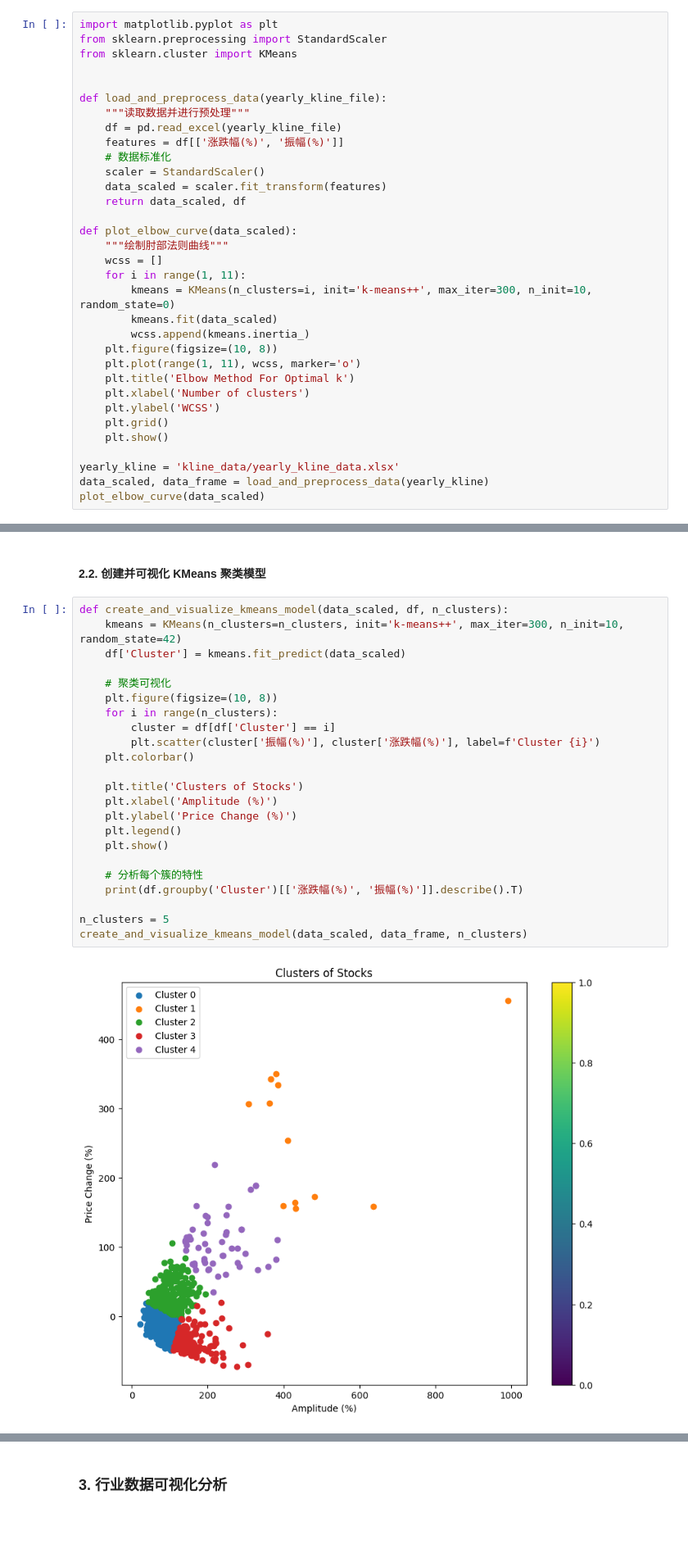
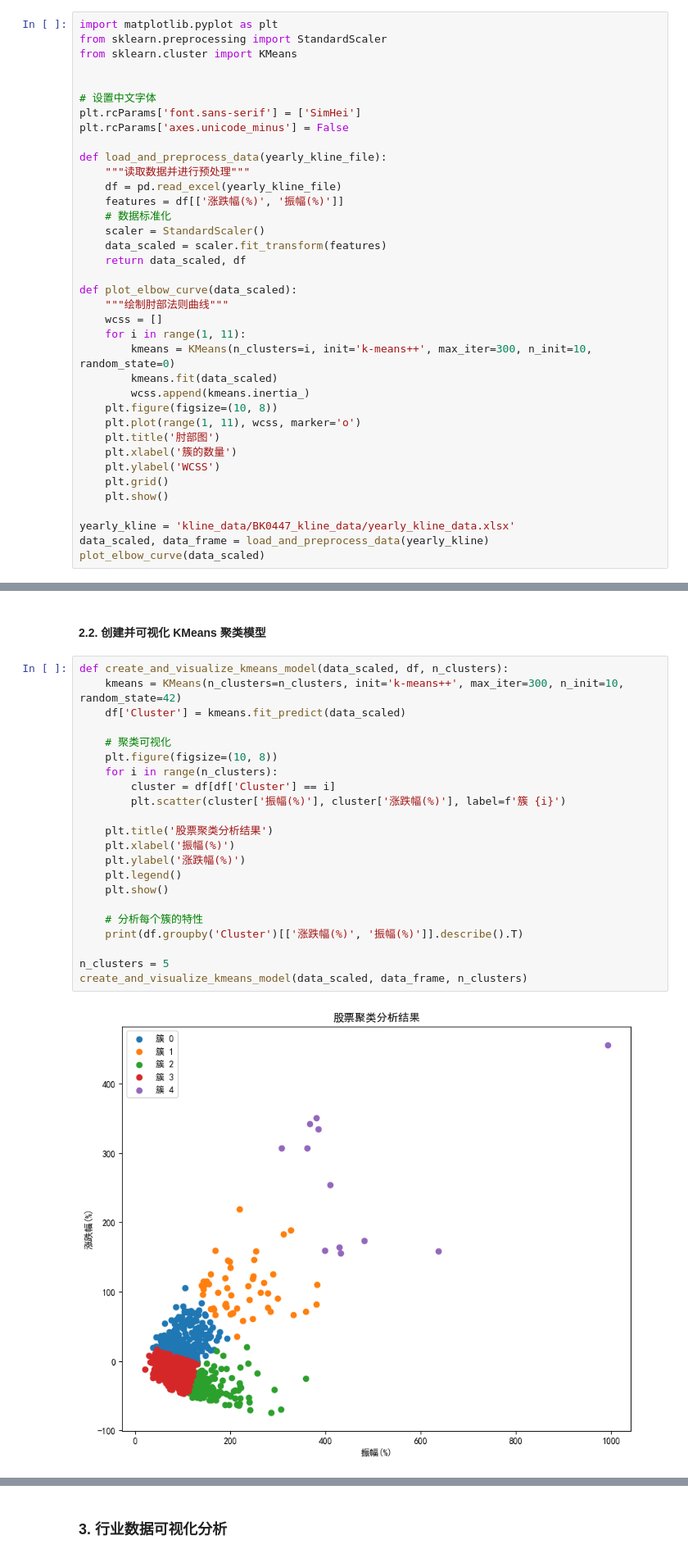
Before and after one commit to R3c0ger/crawling-analysis-and-modeling-of-stock-data, a Jupyter notebook: stock_crawler.ipynb, the cells around one changed output, grey strips where cells are left out. Shown at 82% size. Drawn from its saved outputs; the diff is of its cells as text; blank space fills up the shorter version.

```diff
--- a/stock_crawler.ipynb
+++ b/stock_crawler.ipynb
@@ -385,6 +389,10 @@ import matplotlib.pyplot as plt
 from sklearn.preprocessing import StandardScaler
 from sklearn.cluster import KMeans
 
+
+# 设置中文字体
+plt.rcParams['font.sans-serif'] = ['SimHei']
+plt.rcParams['axes.unicode_minus'] = False
 
 def load_and_preprocess_data(yearly_kline_file):
     """读取数据并进行预处理"""
@@ -404,13 +412,13 @@ def plot_elbow_curve(data_scaled):
         wcss.append(kmeans.inertia_)
     plt.figure(figsize=(10, 8))
     plt.plot(range(1, 11), wcss, marker='o')
-    plt.title('Elbow Method For Optimal k')
-    plt.xlabel('Number of clusters')
+    plt.title('肘部图')
+    plt.xlabel('簇的数量')
     plt.ylabel('WCSS')
     plt.grid()
     plt.show()
 
-yearly_kline = 'kline_data/yearly_kline_data.xlsx'
+yearly_kline = 'kline_data/BK0447_kline_data/yearly_kline_data.xlsx'
 data_scaled, data_frame = load_and_preprocess_data(yearly_kline)
 plot_elbow_curve(data_scaled)
 # %% [output]
@@ -420,26 +428,25 @@ plot_elbow_curve(data_scaled)
 # %%
 def create_and_visualize_kmeans_model(data_scaled, df, n_clusters):
     kmeans = KMeans(n_clusters=n_clusters, init='k-means++', max_iter=300, n_init=10, random_state=42)
     df['Cluster'] = kmeans.fit_predict(data_scaled)
 
     # 聚类可视化
     plt.figure(figsize=(10, 8))
     for i in range(n_clusters):
         cluster = df[df['Cluster'] == i]
-        plt.scatter(cluster['振幅(%)'], cluster['涨跌幅(%)'], label=f'Cluster {i}')
-    plt.colorbar()
+        plt.scatter(cluster['振幅(%)'], cluster['涨跌幅(%)'], label=f'簇 {i}')
 
-    plt.title('Clusters of Stocks')
-    plt.xlabel('Amplitude (%)')
-    plt.ylabel('Price Change (%)')
+    plt.title('股票聚类分析结果')
+    plt.xlabel('振幅(%)')
+    plt.ylabel('涨跌幅(%)')
     plt.legend()
     plt.show()
 
     # 分析每个簇的特性
     print(df.groupby('Cluster')[['涨跌幅(%)', '振幅(%)']].describe().T)
 
 n_clusters = 5
 create_and_visualize_kmeans_model(data_scaled, data_frame, n_clusters)
 # %% [output]
-[figure, old version]
+[figure, new version]
 Cluster                0           1           2           3           4
```
Also changed, not shown: parts of 11 cells of this notebook.
